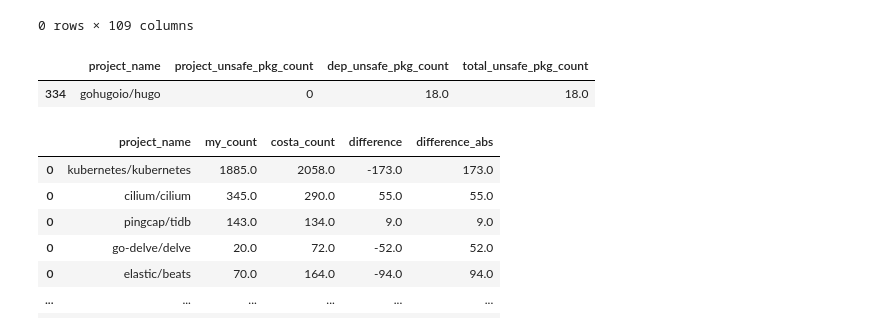
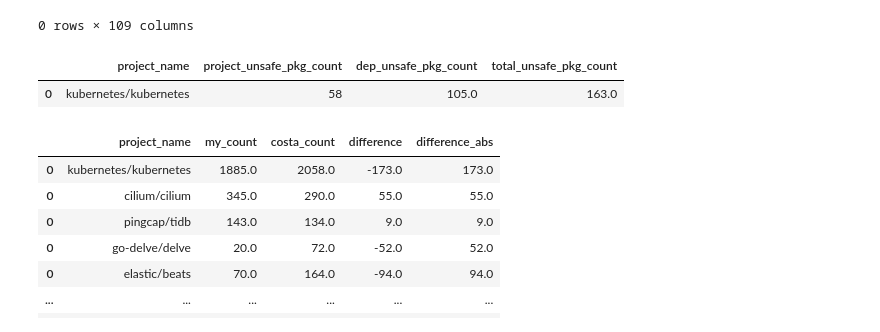
Before and after one commit to jlauinger/master-of-science, a Jupyter notebook: code/data-survey/analysis/costa-comparison.ipynb, the cells around one changed output. Cells and saved outputs as stored; diff of their text form; code cells hidden in the pictures.

```diff
--- a/code/data-survey/analysis/costa-comparison.ipynb
+++ b/code/data-survey/analysis/costa-comparison.ipynb
@@ -62,10 +64,10 @@ df2 = mdf\
 df = pd.merge(df1, df2, how='left', on='project_name', validate='one_to_one').fillna(0)
 df['total_unsafe_pkg_count'] = df.apply(lambda x: x['project_unsafe_pkg_count'] + x['dep_unsafe_pkg_count'], axis=1)
 # %%
-df[df['project_name']=='gohugoio/hugo']
+df[df['project_name']=='kubernetes/kubernetes']
 # %% [output]
 |  | project_name | project_unsafe_pkg_count | dep_unsafe_pkg_count | total_unsafe_pkg_count |
-| 334 | gohugoio/hugo | 0 | 18.0 | 18.0 |
+| 0 | kubernetes/kubernetes | 58 | 105.0 | 163.0 |
 # %%
 my_projects = df['project_name'].unique()
 
```
Also changed, not shown: parts of 10 cells of this notebook.
